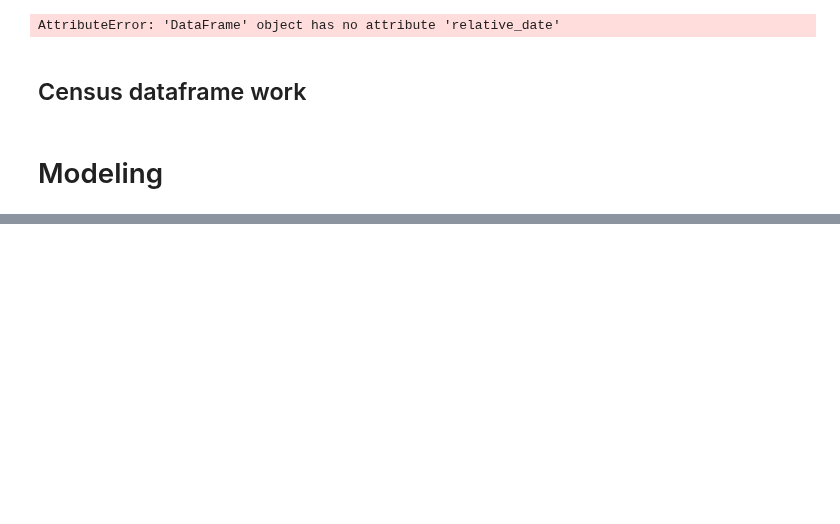
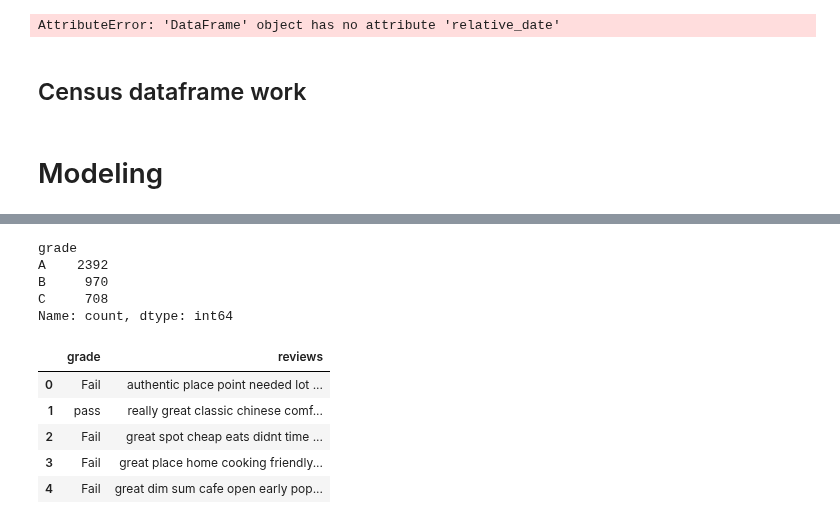
Before and after one commit to Somerville-2023/New-York-health-Inspection-Prediction, a Jupyter notebook: mvp.ipynb, the cells around one changed output, grey strips where cells are left out. Cells and saved outputs as stored; diff of their text form; code cells hidden in the pictures; blank space fills up the shorter version.

```diff
--- a/mvp.ipynb
+++ b/mvp.ipynb
@@ -291,0 +297,2 @@ pd.read_csv('reviews.csv')
+# %%
+ny_reviews = p.acquire_ny_reviews()
@@ -291,0 +301,2 @@ pd.read_csv('reviews.csv')
+# %%
+ny_reviews = ny_reviews.dropna()
@@ -291,0 +323,23 @@ pd.read_csv('reviews.csv')
+# %%
+ny_reviews.grade.value_counts()
+# %% [output]
+grade
+A    2392
+B     970
+C     708
+Name: count, dtype: int64
+# %%
+grademap = {'A': 'Pass', 'B': 'pass', 'C': 'Fail'}
+
+ny_reviews['grade'] = ny_reviews['grade'].map(grademap)
+# %%
+ny_reviews = ny_reviews[['grade', 'reviews']]
+# %%
+ny_reviews.head()
+# %% [output]
+|  | grade | reviews |
+| 0 | Fail | authentic place point needed lot ... |
+| 1 | pass | really great classic chinese comf... |
+| 2 | Fail | great spot cheap eats didnt time ... |
+| 3 | Fail | great place home cooking friendly... |
+| 4 | Fail | great dim sum cafe open early pop... |
```
Also changed, not shown: parts of 20 cells of this notebook, 5 other files.
